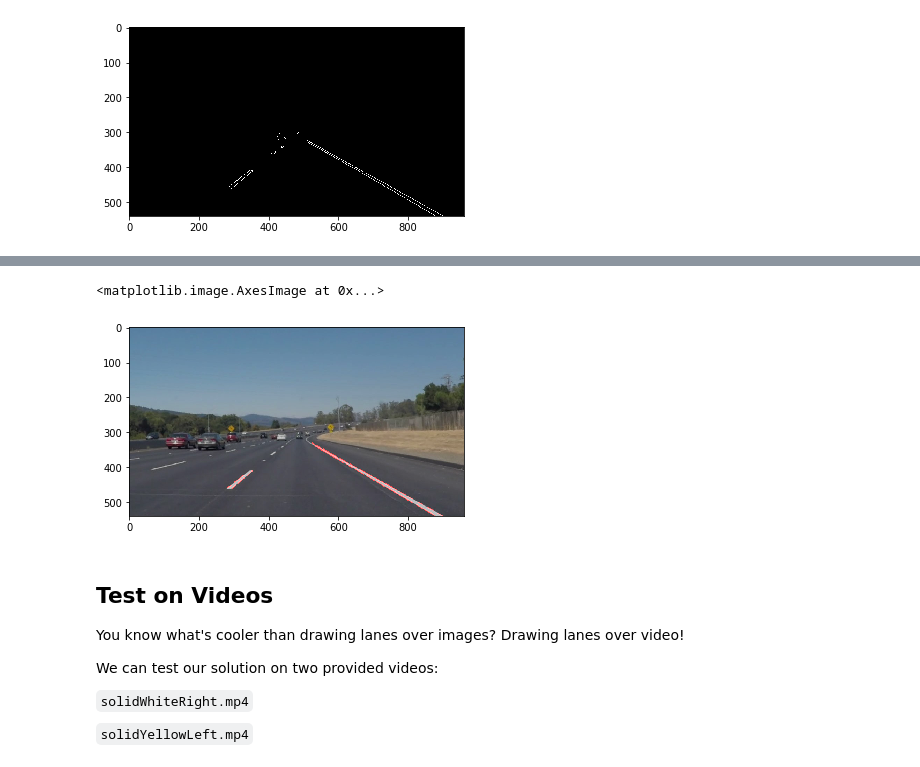
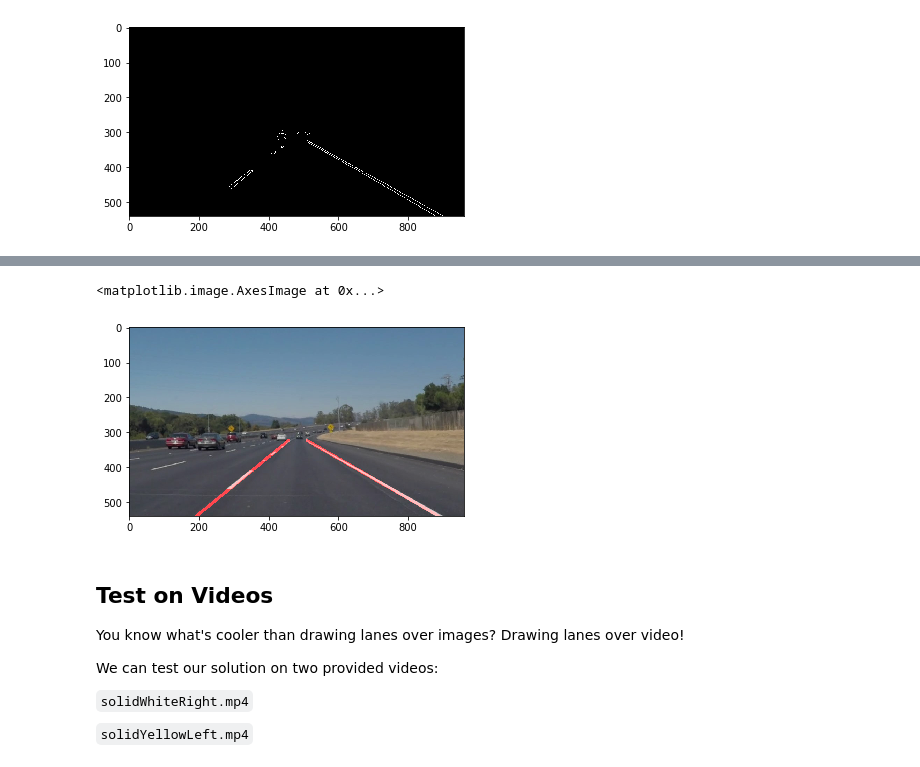
Before and after one commit to Goldob/CarND-LaneLines-P1, a Jupyter notebook: P1.ipynb, the cells around one changed output, grey strips where cells are left out. Drawn from its saved outputs; the diff is of its cells as text; code cells hidden in the pictures.

Commit message:
Filter the lines by angle and extrapolate

```diff
--- a/P1.ipynb
+++ b/P1.ipynb
@@ -212,7 +242,7 @@ plt.imshow(blur, cmap='gray')
 <matplotlib.image.AxesImage at 0x...>
 [figure]
 # %%
-edges = canny(blur, 150, 250)
+edges = canny(blur, 150, 200)
 plt.imshow(edges, cmap='gray')
 # %% [output]
 <matplotlib.image.AxesImage at 0x...>
@@ -220,12 +250,13 @@ plt.imshow(edges, cmap='gray')
 # %%
-triangle = np.array([[0, 540], [960, 540], [480, 270]])
+triangle = np.array([[0, height], [width, height], [int(width * 0.5), int(height * 0.5)]])
 interesting_edges = region_of_interest(edges, [triangle])
 plt.imshow(interesting_edges, cmap='gray')
 # %% [output]
 <matplotlib.image.AxesImage at 0x...>
 [figure]
 # %%
-lines = hough_lines(interesting_edges, 2, np.pi / 16, 30, 10, 3)
-plt.imshow(lines)
+lines = hough_lines(interesting_edges, 2, np.pi / 16, 20, 10, 3)
+lineimg = draw_lines(lines, height, width)
+plt.imshow(lineimg)
 # %% [output]
 <matplotlib.image.AxesImage at 0x...>
@@ -232,0 +264,4 @@ plt.imshow(lines)
+# %%
+lines_extrapolated = filter_and_extrapolate(lines, height, 0.6 * height)
+extrapolated_img = draw_lines(lines_extrapolated, height, width, thickness=7)
+plt.imshow(extrapolated_img)
@@ -233,9 +271,9 @@ plt.imshow(lines)
 # %%
-combined = weighted_img(lines, image)
+combined = weighted_img(extrapolated_img, image)
 plt.imshow(combined)
 # %% [output]
 <matplotlib.image.AxesImage at 0x...>
-[figure, old version]
+[figure, new version]
 # %% [markdown]
 ## Test on Videos
 
```
Also changed, not shown: parts of 10 cells of this notebook.
